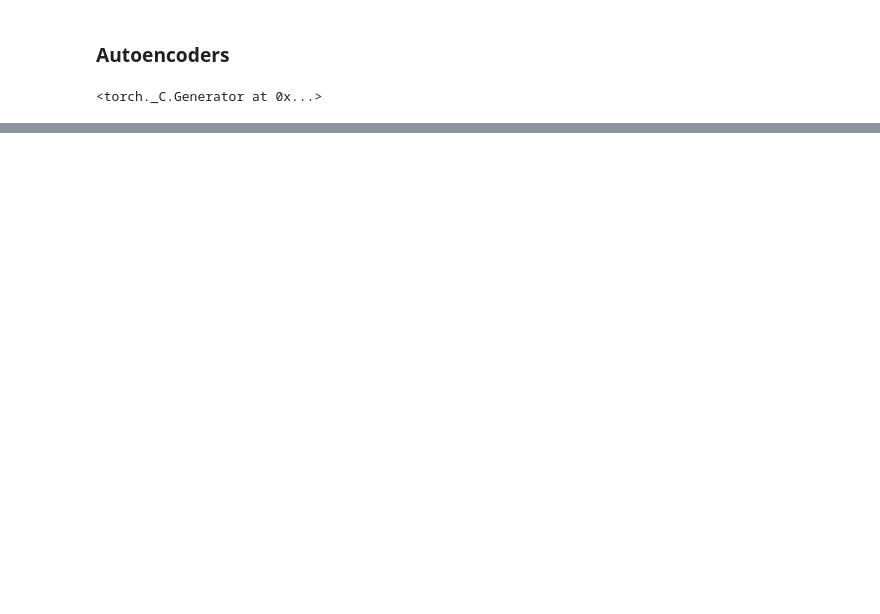
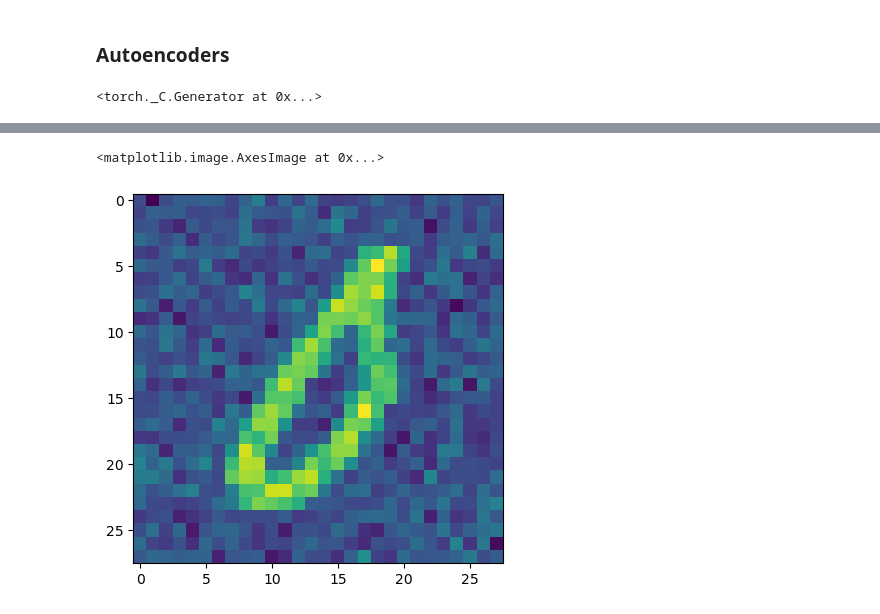
Before and after one commit to xyro-coder/Variational_Autoencoders, a Jupyter notebook: vae-building-blocks/basic_autoencoder.ipynb, the cells around one changed output, grey strips where cells are left out. Cells and saved outputs as stored; diff of their text form; code cells hidden in the pictures; blank space fills up the shorter version.

```diff
--- a/vae-building-blocks/basic_autoencoder.ipynb
+++ b/vae-building-blocks/basic_autoencoder.ipynb
@@ -38,0 +118,5 @@ plt.imshow(Noisy_X_tr[1305][0])s
+# %%
+#resize
+size = X_tr.shape[-1] * X_tr.shape[-2]
+X_tr = X_tr.reshape(-1, size)
+Noisy_X_tr = Noisy_X_tr.reshape(-1, size)
@@ -38,0 +160,5 @@ plt.imshow(Noisy_X_tr[1305][0])s
+# %%
+plt.imshow(Noisy_X_tr[5].reshape(28,28))
+# %% [output]
+<matplotlib.image.AxesImage at 0x...>
+[figure, added]
```
Also changed, not shown: parts of 12 cells of this notebook.
